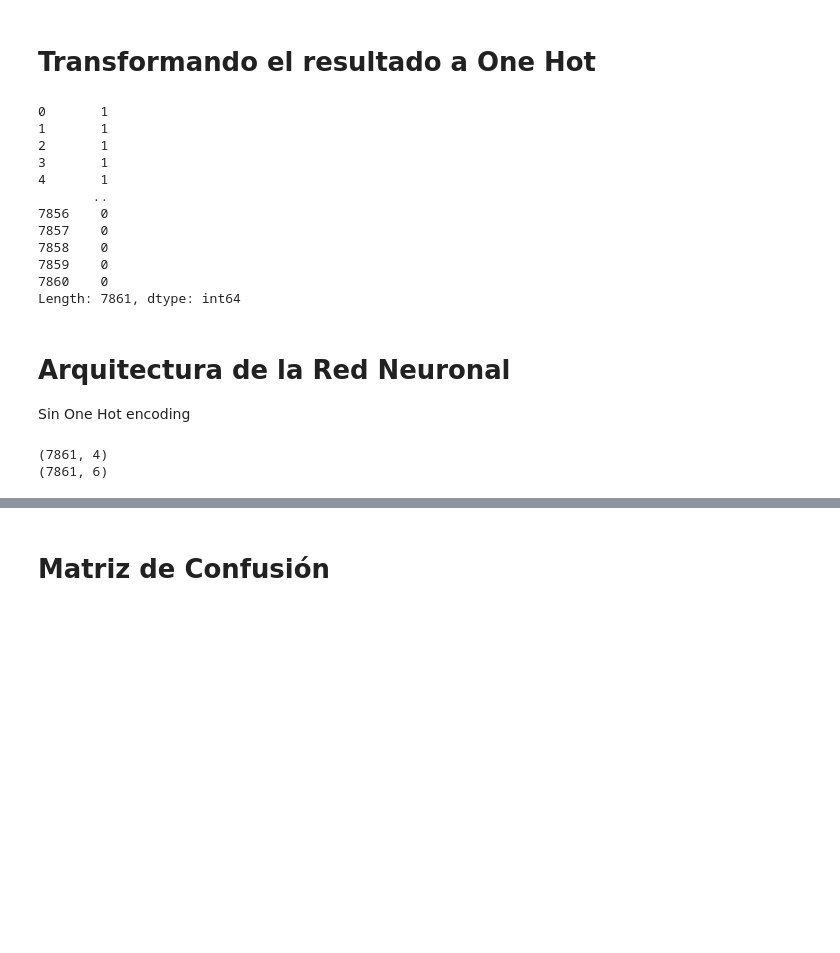
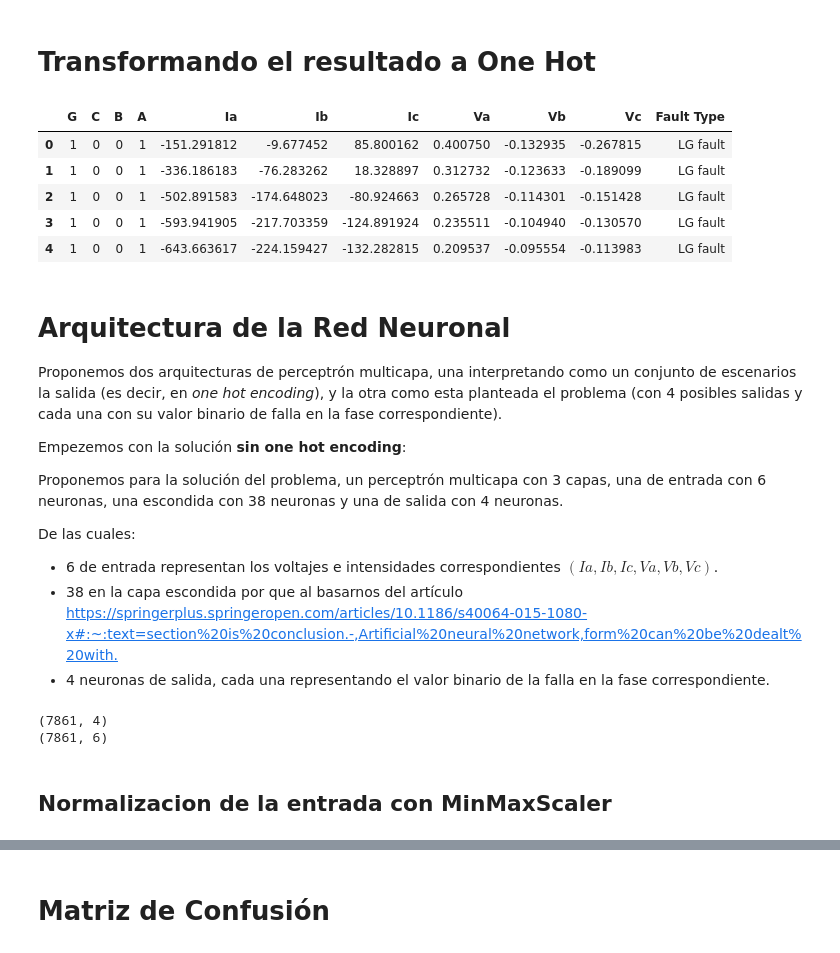
Before and after one commit to julian-rosas/red-neuronal-deteccion-fallas-energia, a Jupyter notebook: RedNeuronal.ipynb, the cells around one changed output, grey strips where cells are left out. Saved outputs shown, nothing was run; the diff lists cells and outputs as text; code cells hidden in the pictures; blank space fills up the shorter version.

```diff
--- a/RedNeuronal.ipynb
+++ b/RedNeuronal.ipynb
@@ -223,42 +223,49 @@ sns.heatmap(
 # %% [markdown]
 # Transformando el resultado a One Hot
 # %%
-def tranform_output(row):
-    G, C, B, A = row['G'], row['C'], row['B'], row['A']
-    if (G, C, B, A) == (0, 0, 0, 0):
-        return 0
-    elif (G, C, B, A) == (1, 0, 0, 1):
-        return 1
-    elif (G, C, B, A) == (0, 0, 1, 1):
-        return 2
-    elif (G, C, B, A) == (1, 0, 1, 1):
-        return 3
-    elif (G, C, B, A) == (0, 1, 1, 1):
-        return 4
-    elif (G, C, B, A) == (1, 1, 1, 1):
-        return 5
-    elif (G,C,B,A) == (0,1,1,0):
-        return 6
+# def tranform_output(row):
+#     G, C, B, A = row['G'], row['C'], row['B'], row['A']
+#     if (G, C, B, A) == (0, 0, 0, 0):
+#         return 0
+#     elif (G, C, B, A) == (1, 0, 0, 1):
+#         return 1
+#     elif (G, C, B, A) == (0, 0, 1, 1):
+#         return 2
+#     elif (G, C, B, A) == (1, 0, 1, 1):
+#         return 3
+#     elif (G, C, B, A) == (0, 1, 1, 1):
+#         return 4
+#     elif (G, C, B, A) == (1, 1, 1, 1):
+#         return 5
+#     elif (G,C,B,A) == (0,1,1,0):
+#         return 6
 
 
-output = df.apply(tranform_output, axis=1)
+# output = df.apply(tranform_output, axis=1)
 
-input  = df.iloc[:, -7:-1]
+# input  = df.iloc[:, -7:-1]
+
+df.head()
 # %% [output]
-0       1
-1       1
-2       1
-3       1
-4       1
-       ..
-7856    0
-7857    0
-7858    0
-7859    0
-7860    0
-Length: 7861, dtype: int64
+|  | G | C | B | A | Ia | Ib | Ic | Va | Vb | Vc | Fault Type |
+| 0 | 1 | 0 | 0 | 1 | -151.291812 | -9.677452 | 85.800162 | 0.400750 | -0.132935 | -0.267815 | LG fault |
+| 1 | 1 | 0 | 0 | 1 | -336.186183 | -76.283262 | 18.328897 | 0.312732 | -0.123633 | -0.189099 | LG fault |
+| 2 | 1 | 0 | 0 | 1 | -502.891583 | -174.648023 | -80.924663 | 0.265728 | -0.114301 | -0.151428 | LG fault |
+| 3 | 1 | 0 | 0 | 1 | -593.941905 | -217.703359 | -124.891924 | 0.235511 | -0.104940 | -0.130570 | LG fault |
+| 4 | 1 | 0 | 0 | 1 | -643.663617 | -224.159427 | -132.282815 | 0.209537 | -0.095554 | -0.113983 | LG fault |
-# %% [markdown]
-# Arquitectura de la Red Neuronal
-Sin One Hot encoding
+# %% [markdown]
+# Arquitectura de la Red Neuronal
+
+Proponemos dos arquitecturas de perceptrón multicapa, una interpretando como un conjunto de escenarios la salida (es decir, en _one hot encoding_), y la otra como esta planteada el problema (con 4 posibles salidas y cada una con su valor binario de falla en la fase correspondiente).
+
+Empezemos con la solución **sin one hot encoding**:
+
+Proponemos para la solución del problema, un perceptrón multicapa con 3 capas, una de entrada con 6 neuronas, una escondida con 38 neuronas y una de salida con 4 neuronas.
+
+De las cuales:
+
+- 6 de entrada representan los voltajes e intensidades correspondientes $(Ia,Ib,Ic,Va,Vb,Vc)$.
+- 38 en la capa escondida por que al basarnos del artículo <https://springerplus.springeropen.com/articles/10.1186/s40064-015-1080-x#:~:text=section%20is%20conclusion.-,Artificial%20neural%20network,form%20can%20be%20dealt%20with.>
+- 4 neuronas de salida, cada una representando el valor binario de la falla en la fase correspondiente.
 # %%
 output_wo_oh =  df.iloc[:, :4]
@@ -329,3 +337,5 @@ class Electrical_nn (nn.Module):
         plt.xlabel("ciclo")
         plt.ylabel("error")
         plt.show()
+# %% [markdown]
+## Normalizacion de la entrada con MinMaxScaler
```
Also changed, not shown: parts of 7 cells of this notebook.
